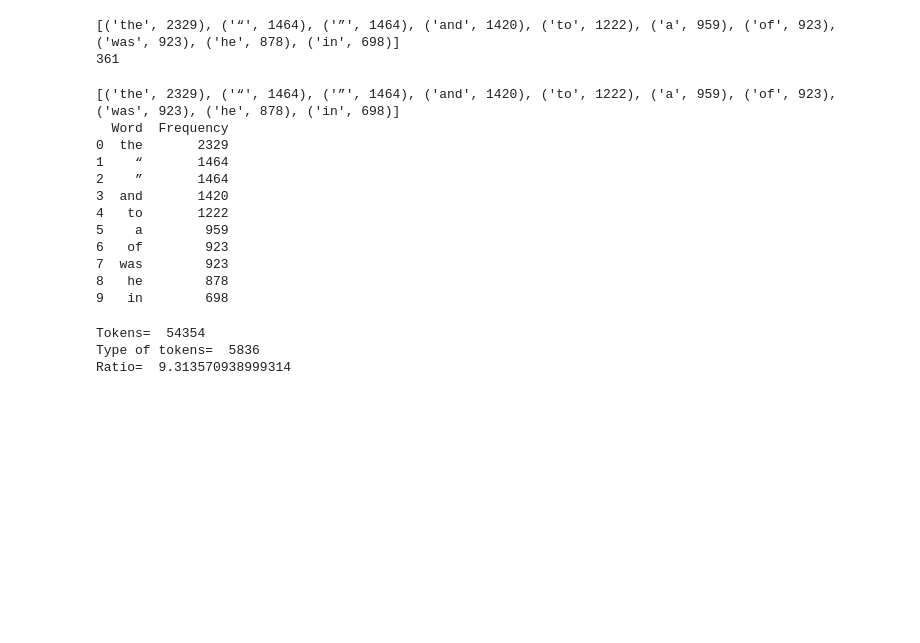
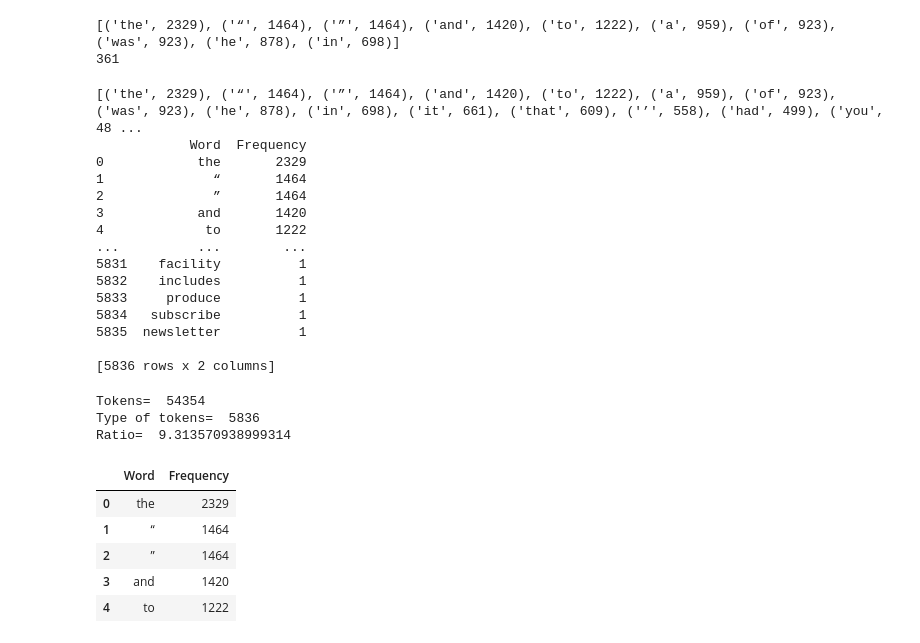
Before and after one commit to nehadurani996/NaturalLanguageProcessing, a Jupyter notebook: Introduction/05_01/Begin/Introduction.ipynb, the cells around one changed output. Saved outputs shown, nothing was run; the diff lists cells and outputs as text; code cells hidden in the pictures; blank space fills up the shorter version.

```diff
--- a/Introduction/05_01/Begin/Introduction.ipynb
+++ b/Introduction/05_01/Begin/Introduction.ipynb
@@ -92,23 +92,26 @@ print(c["with"])
 361
 # %%
 import pandas as pd
-data = c.most_common(10)
+data = c.most_common()
 print (data)
 df= pd.DataFrame(data, columns= ["Word","Frequency"])
 print(df)
 # %% [output]
-[('the', 2329), ('“', 1464), ('”', 1464), ('and', 1420), ('to', 1222), ('a', 959), ('of', 923), ('was', 923), ('he', 878), ('in', 698)]
-  Word  Frequency
-0  the       2329
-1    “       1464
-2    ”       1464
-3  and       1420
-4   to       1222
-5    a        959
-6   of        923
-7  was        923
-8   he        878
-9   in        698
+[('the', 2329), ('“', 1464), ('”', 1464), ('and', 1420), ('to', 1222), ('a', 959), ('of', 923), ('was', 923), ('he', 878), ('in', 698), ('it', 661), ('that', 609), ('’', 558), ('had', 499), ('you', 48 ...
+            Word  Frequency
+0            the       2329
+1              “       1464
+2              ”       1464
+3            and       1420
+4             to       1222
+...          ...        ...
+5831    facility          1
+5832    includes          1
+5833     produce          1
+5834   subscribe          1
+5835  newsletter          1
+
+[5836 rows x 2 columns]
 # %%
 tokens = tok.word_tokenize(clean_text, language="english")
 print("Tokens= ", len(tokens))
@@ -118,3 +121,12 @@ print("Ratio= ",len(tokens)/len(set(tokens)))
 Tokens=  54354
 Type of tokens=  5836
 Ratio=  9.313570938999314
+# %%
+df[df["Frequency"]>=1000]
+# %% [output]
+|  | Word | Frequency |
+| 0 | the | 2329 |
+| 1 | “ | 1464 |
+| 2 | ” | 1464 |
+| 3 | and | 1420 |
+| 4 | to | 1222 |
```
Also changed, not shown: parts of 5 cells of this notebook.
